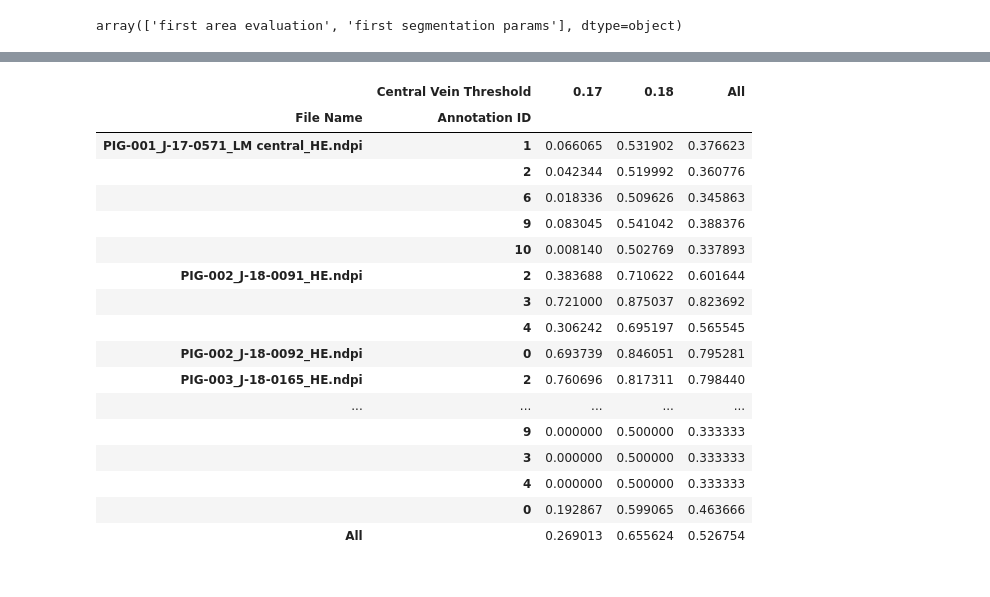
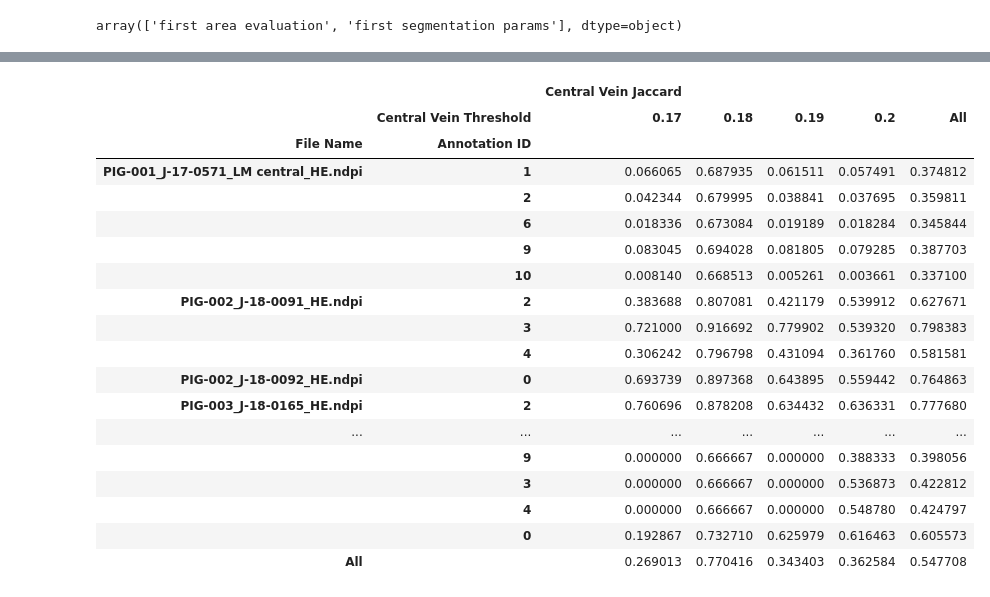
Before and after one commit to mjirik/scaffan, a Jupyter notebook: experiments/lobulus_segmentation.ipynb, the cells around one changed output, grey strips where cells are left out. Cells and saved outputs as stored; diff of their text form; code cells hidden in the pictures.

```diff
--- a/experiments/lobulus_segmentation.ipynb
+++ b/experiments/lobulus_segmentation.ipynb
@@ -5,7 +5,8 @@ import seaborn as sns
 import scipy
 import skimage
 
-df = pd.read_excel("C:/Users/Jirik/data/medical/processed/metacentrum/SA_experiments.xlsx")
+df = pd.read_excel("C:/Users/Jirik/data/medical/processed/scaffan2019/SA_experiments.xlsx")
+# df = pd.read_excel("C:/Users/Jirik/data/medical/processed/metacentrum/SA_experiments.xlsx")
 # df = pd.read_excel("C:/Users/Jirik/data/medical/processed/SA_experiments.xlsx")
 df
 # %% [output]
@@ -76,0 +79,11 @@ df[df["Experiment Title"] == "first segmentation params"][
+# %%
+df["Central Vein Threshold"] = df['Processing;Lobulus Segmentation;Central Vein Segmentation;Threshold']
+
+pd.pivot_table(
+    df[df["Central Vein Threshold"] == 0.18],
+    values=[ "Lobulus Border Jaccard"],
+#     columns=["Central Vein Threshold"],
+    index=["File Name", "Annotation ID"],
+    margins=True,
+#     margins_name=["Central Vein Threshold"]
+)
@@ -77,22 +109,30 @@ df[df["Experiment Title"] == "first segmentation params"][
 # %%
 df["Central Vein Threshold"] = df['Processing;Lobulus Segmentation;Central Vein Segmentation;Threshold']
-pd.pivot_table(df, values="Central Vein Jaccard", columns=["Central Vein Threshold"], index=["File Name", "Annotation ID"], margins=True)
+pd.pivot_table(
+    df,
+    values=["Central Vein Jaccard"],
+    columns=["Central Vein Threshold", ],
+    index=["File Name", "Annotation ID"],
+    margins=True,# "Central Vein Threshold", #True,
+#     margins_name=["Central Vein Threshold"]
+)
 # %% [output]
-|  | Central Vein Threshold | 0.17 | 0.18 | All |
-| File Name | Annotation ID |  |  |  |
-| PIG-001_J-17-0571_LM central_HE.ndpi | 1 | 0.066065 | 0.531902 | 0.376623 |
-|  | 2 | 0.042344 | 0.519992 | 0.360776 |
-|  | 6 | 0.018336 | 0.509626 | 0.345863 |
-|  | 9 | 0.083045 | 0.541042 | 0.388376 |
-|  | 10 | 0.008140 | 0.502769 | 0.337893 |
-| PIG-002_J-18-0091_HE.ndpi | 2 | 0.383688 | 0.710622 | 0.601644 |
-|  | 3 | 0.721000 | 0.875037 | 0.823692 |
-|  | 4 | 0.306242 | 0.695197 | 0.565545 |
-| PIG-002_J-18-0092_HE.ndpi | 0 | 0.693739 | 0.846051 | 0.795281 |
-| PIG-003_J-18-0165_HE.ndpi | 2 | 0.760696 | 0.817311 | 0.798440 |
-| ... | ... | ... | ... | ... |
-|  | 9 | 0.000000 | 0.500000 | 0.333333 |
-|  | 3 | 0.000000 | 0.500000 | 0.333333 |
-|  | 4 | 0.000000 | 0.500000 | 0.333333 |
-|  | 0 | 0.192867 | 0.599065 | 0.463666 |
-| All |  | 0.269013 | 0.655624 | 0.526754 |
+|  |  | Central Vein Jaccard |  |  |  |  |
+|  | Central Vein Threshold | 0.17 | 0.18 | 0.19 | 0.2 | All |
+| File Name | Annotation ID |  |  |  |  |  |
+| PIG-001_J-17-0571_LM central_HE.ndpi | 1 | 0.066065 | 0.687935 | 0.061511 | 0.057491 | 0.374812 |
+|  | 2 | 0.042344 | 0.679995 | 0.038841 | 0.037695 | 0.359811 |
+|  | 6 | 0.018336 | 0.673084 | 0.019189 | 0.018284 | 0.345844 |
+|  | 9 | 0.083045 | 0.694028 | 0.081805 | 0.079285 | 0.387703 |
+|  | 10 | 0.008140 | 0.668513 | 0.005261 | 0.003661 | 0.337100 |
+| PIG-002_J-18-0091_HE.ndpi | 2 | 0.383688 | 0.807081 | 0.421179 | 0.539912 | 0.627671 |
+|  | 3 | 0.721000 | 0.916692 | 0.779902 | 0.539320 | 0.798383 |
+|  | 4 | 0.306242 | 0.796798 | 0.431094 | 0.361760 | 0.581581 |
+| PIG-002_J-18-0092_HE.ndpi | 0 | 0.693739 | 0.897368 | 0.643895 | 0.559442 | 0.764863 |
+| PIG-003_J-18-0165_HE.ndpi | 2 | 0.760696 | 0.878208 | 0.634432 | 0.636331 | 0.777680 |
+| ... | ... | ... | ... | ... | ... | ... |
+|  | 9 | 0.000000 | 0.666667 | 0.000000 | 0.388333 | 0.398056 |
+|  | 3 | 0.000000 | 0.666667 | 0.000000 | 0.536873 | 0.422812 |
+|  | 4 | 0.000000 | 0.666667 | 0.000000 | 0.548780 | 0.424797 |
+|  | 0 | 0.192867 | 0.732710 | 0.625979 | 0.616463 | 0.605573 |
+| All |  | 0.269013 | 0.770416 | 0.343403 | 0.362584 | 0.547708 |
```
Also changed, not shown: parts of 8 cells of this notebook, 1 other file.
